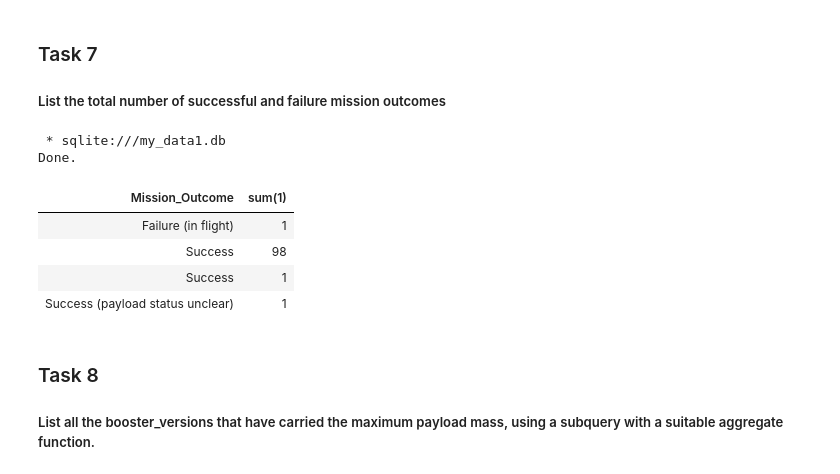
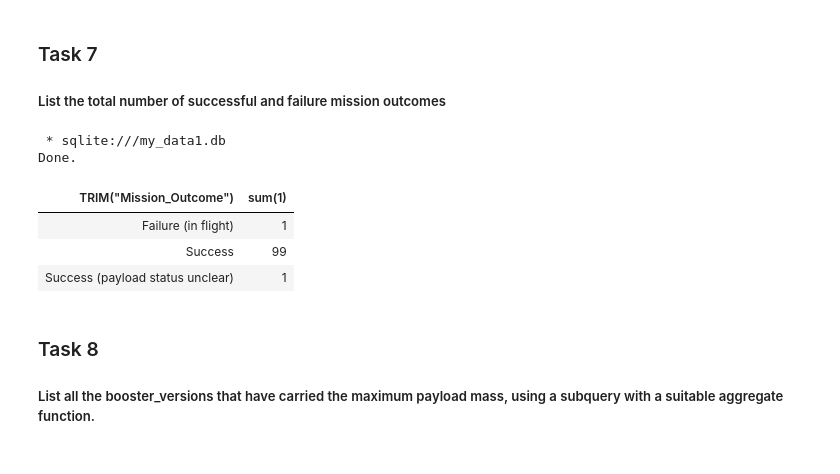
Before and after one commit to PNapat/Applied-Data-Science-Capstone, a Jupyter notebook: jupyter-labs-eda-sql-coursera_sqllite.ipynb, the cells around one changed output. Saved outputs shown, nothing was run; the diff lists cells and outputs as text; code cells hidden in the pictures.

```diff
--- a/jupyter-labs-eda-sql-coursera_sqllite.ipynb
+++ b/jupyter-labs-eda-sql-coursera_sqllite.ipynb
@@ -273,17 +273,16 @@ Done.
 ##### List the total number of successful and failure mission outcomes
 # %%
 %%sql
-select "Mission_Outcome", sum(1)
+select TRIM("Mission_Outcome"), sum(1)
 from spacextable
-group by "Mission_Outcome"
+group by TRIM("Mission_Outcome")
 ;
 # %% [output]
  * sqlite:///my_data1.db
 Done.
-| Mission_Outcome | sum(1) |
+| TRIM("Mission_Outcome") | sum(1) |
 | Failure (in flight) | 1 |
-| Success | 98 |
-| Success | 1 |
+| Success | 99 |
 | Success (payload status unclear) | 1 |
 # %% [markdown]
 ### Task 8
```
Also changed, not shown: parts of 3 cells of this notebook, 1 other file.
